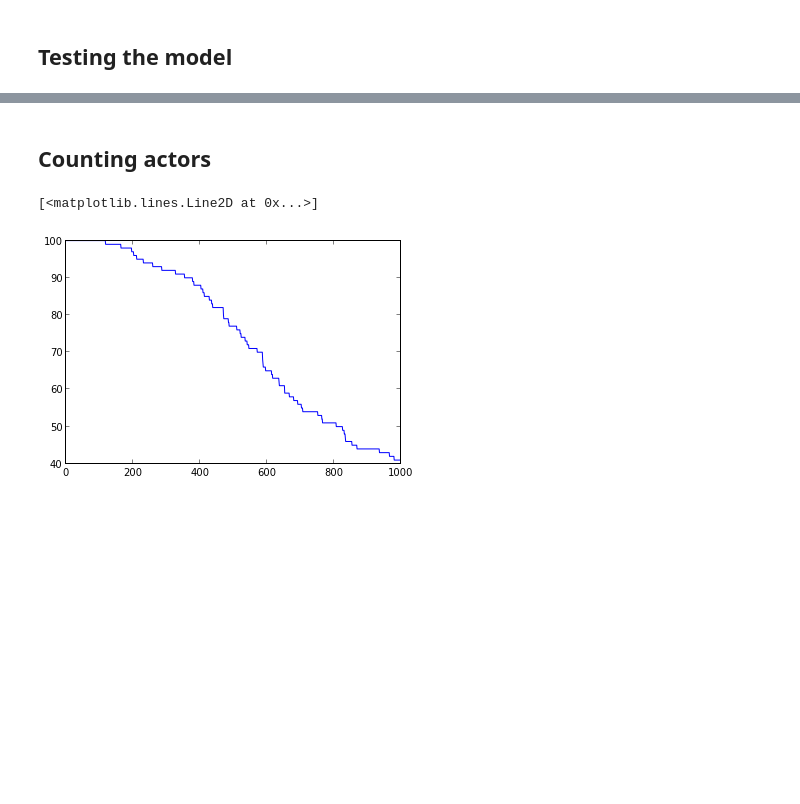
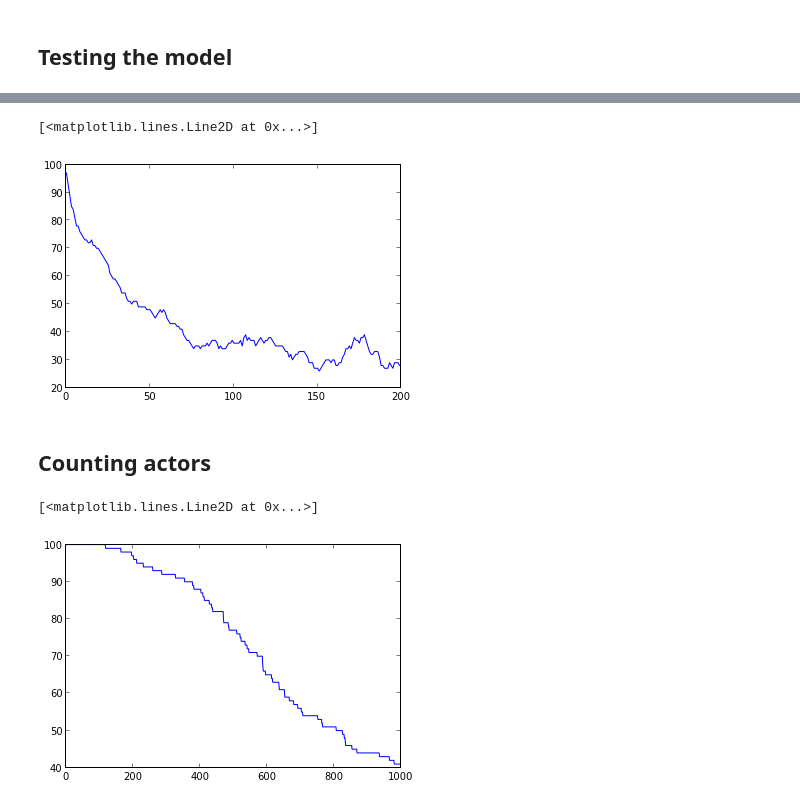
Before and after one commit to Stratigraph/ZeroGeographyWorld, a Jupyter notebook: General testing.ipynb, the cells around one changed output, grey strips where cells are left out. Saved outputs shown, nothing was run; the diff lists cells and outputs as text; code cells hidden in the pictures; blank space fills up the shorter version.

```diff
--- a/General testing.ipynb
+++ b/General testing.ipynb
@@ -42,3 +24,8 @@ plt.bar(range(len(m.agents)), interest_counts)
+# %%
+plt.plot(m.active_agents)
+# %% [output]
+[<matplotlib.lines.Line2D at 0x...>]
+[figure, added]
 # %% [markdown]
 ## Counting actors
 # %%
```
Also changed, not shown: parts of 7 cells of this notebook, 5 other files.
